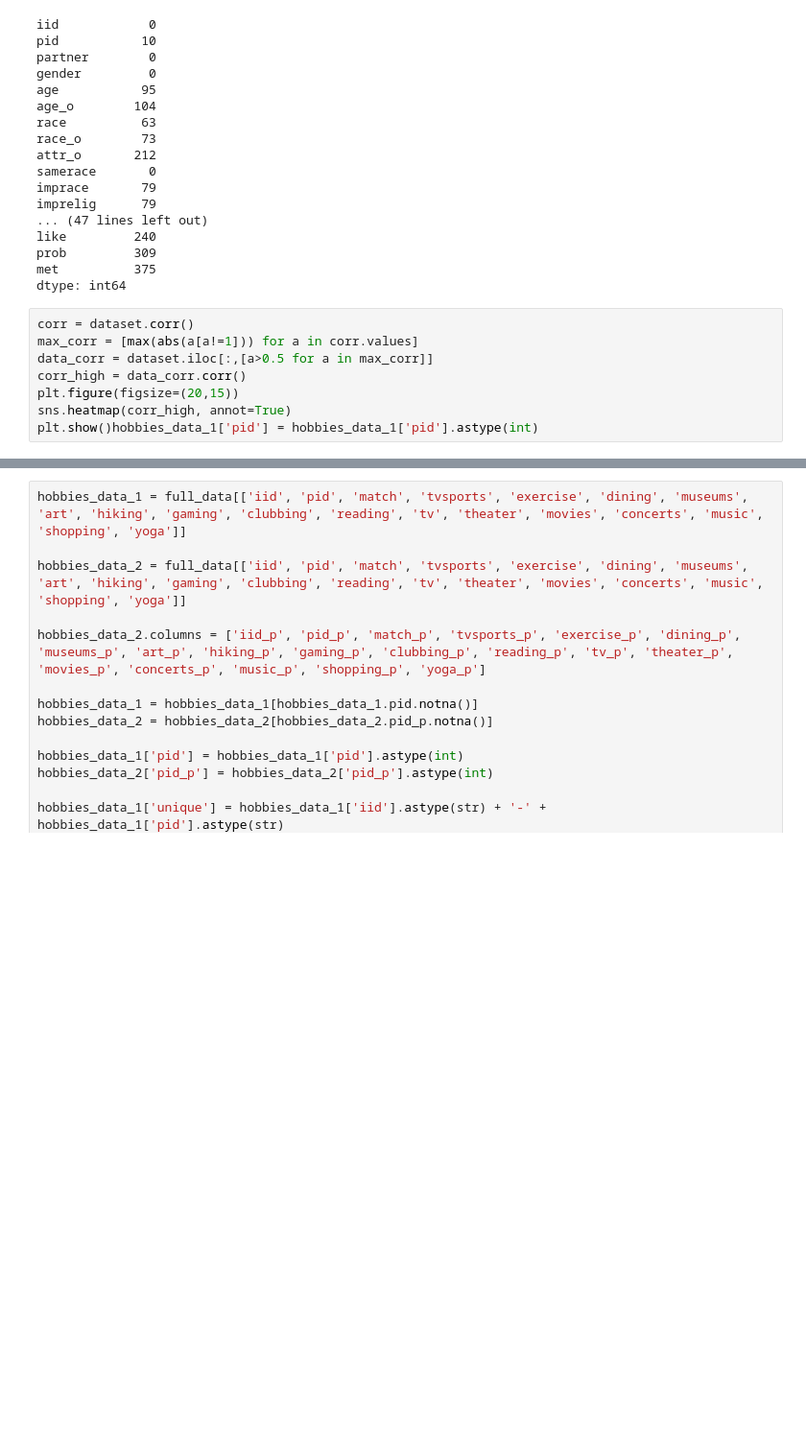
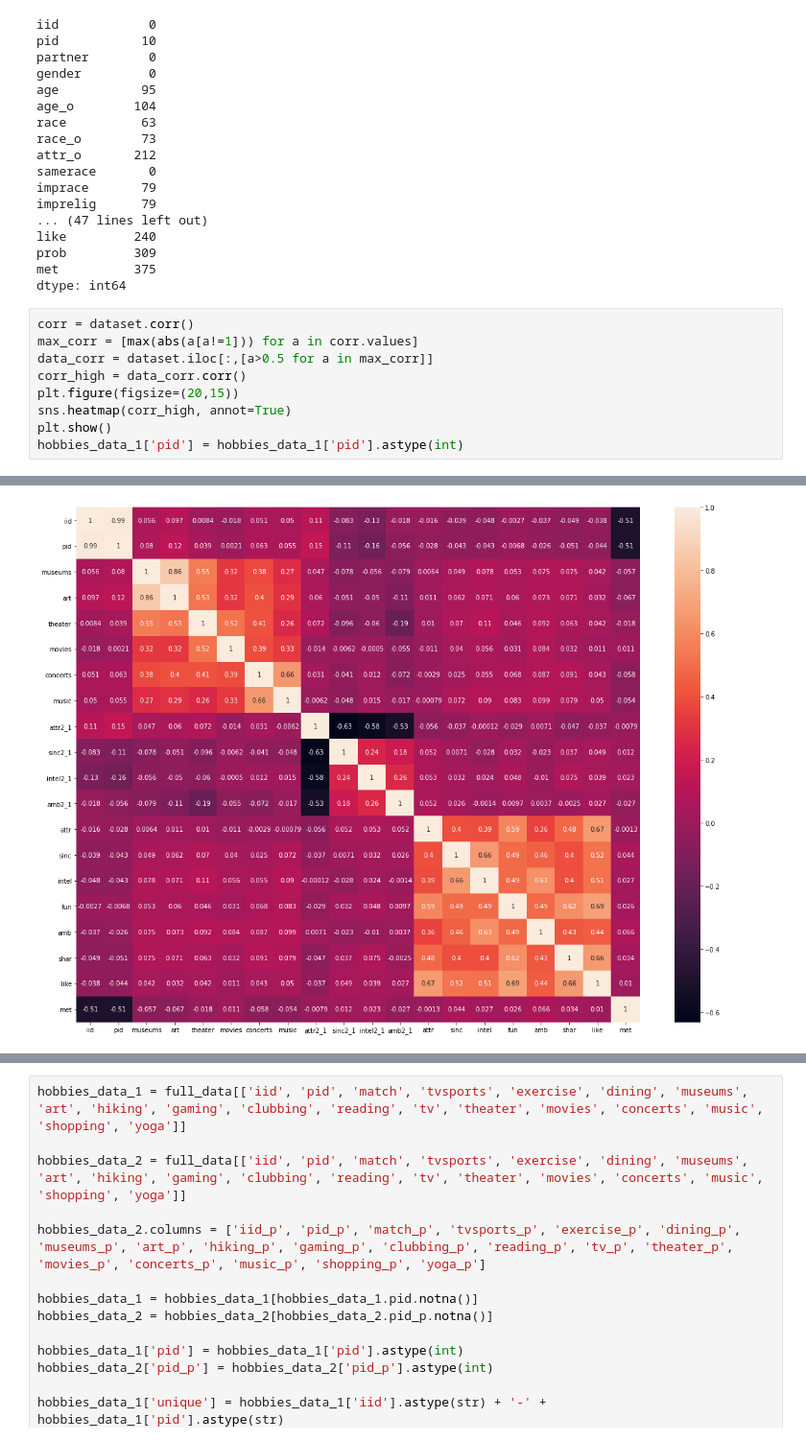
Before and after one commit to ZoziLaMalice/speed_dating, a Jupyter notebook: Notebook/first_cleaning_&_analyse.ipynb, the cells around one changed output, grey strips where cells are left out. Shown at 96% size. Drawn from its saved outputs; the diff is of its cells as text; blank space fills up the shorter version.

```diff
--- a/Notebook/first_cleaning_&_analyse.ipynb
+++ b/Notebook/first_cleaning_&_analyse.ipynb
@@ -156,5 +156,6 @@ data_corr = dataset.iloc[:,[a>0.5 for a in max_corr]]
 corr_high = data_corr.corr()
 plt.figure(figsize=(20,15))
 sns.heatmap(corr_high, annot=True)
-plt.show()hobbies_data_1['pid'] = hobbies_data_1['pid'].astype(int)
+plt.show()
+hobbies_data_1['pid'] = hobbies_data_1['pid'].astype(int)
 # %% [output]
@@ -162,3 +162,4 @@ SyntaxError: invalid syntax (<ipython-input-11-a8be247b8e7b>, line 7)
+[figure, added]
 # %%
 corr_match = corr.match[abs(corr.match)>0.1]
 corr_match
```
Also changed, not shown: parts of 10 cells of this notebook.
